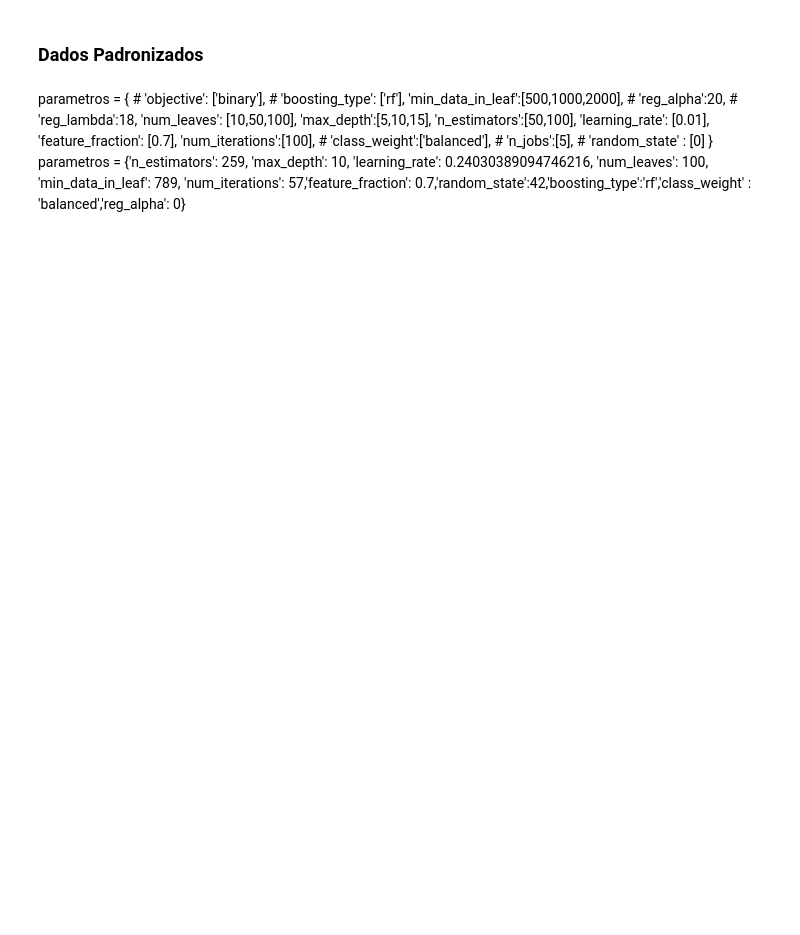
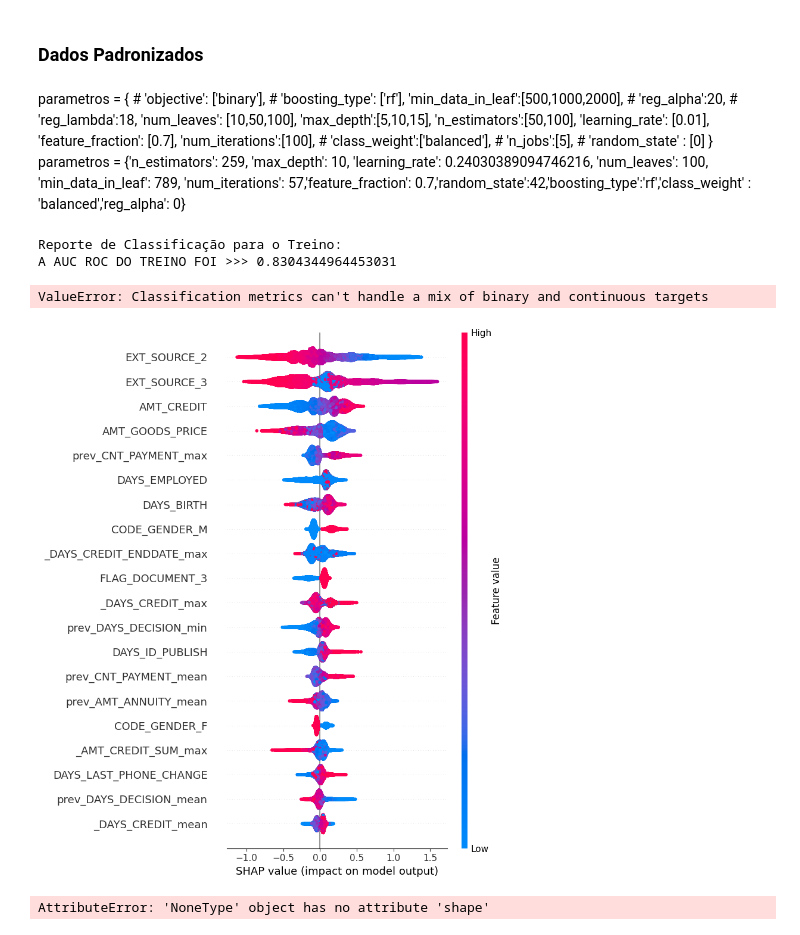
Before and after one commit to VitorrSantana/Tcc-AnaliseCreditoAprendizadoMaquina, a Jupyter notebook: 0.0-AnaliseExploratoria.ipynb, the cells around one changed output. Drawn from its saved outputs; the diff is of its cells as text; code cells hidden in the pictures; blank space fills up the shorter version.

Commit message:
Iniciando classe de Explicabilidade de Modelos

```diff
--- a/0.0-AnaliseExploratoria.ipynb
+++ b/0.0-AnaliseExploratoria.ipynb
@@ -206,3 +219,28 @@ for idx_feature in range(0,182-9,10):
+# %%
+pre_proce = PreProcessamento(base_treinamento3[colunas_selecionar])
+cols_anova = pre_proce.teste_f_classif(base_treinamento3[colunas_selecionar],base_treinamento3['TARGET'])
+cols_anova = cols_anova[0:50]
+cols_anova += ['SK_ID_CURR','TARGET']
+# %%
+model_lgbm = Modelagem(base_treinamento3[cols_anova].drop('SK_ID_CURR',axis=1),'TARGET')
+# %%
+model_lgbm.set_model('lgb',parametros_lgb_50f_anova)
+model_lgbm.train_model()
+# %% [output]
+Reporte de Classificação para o Treino:
+A AUC ROC DO TREINO FOI >>> 0.8304344964453031
+ValueError: Classification metrics can't handle a mix of binary and continuous targets
+# %%
+exp_model = Explicabilidade_Modelos(model_lgbm.model)
+exp_model.set_data(model_lgbm.X_train,model_lgbm.y_train,tipo_dado='')
+# %%
+exp_model.grafico_summary_plot(tipo_dado='')
+# %% [output]
+[figure, added]
+# %%
+exp_model.grafico_dependence_plot('EXT_SOURCE_2',tipo_dado='')
+# %% [output]
+AttributeError: 'NoneType' object has no attribute 'shape'
 # %%
 study_lgbm,melhores_param_lgbm = model_lgbm.otimizacao_parametros_optuna(parametros_otimizar_lgbm,num_iteracoes=1000)
 # %%
```
Also changed, not shown: parts of 5 cells of this notebook, 2 other files.
